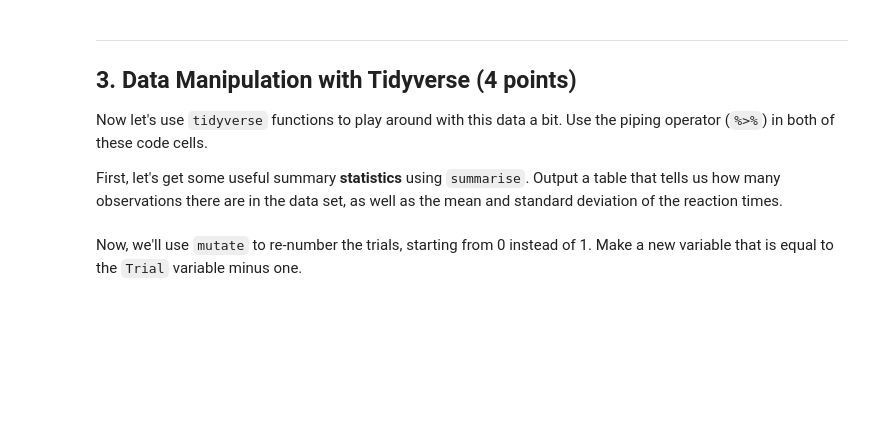
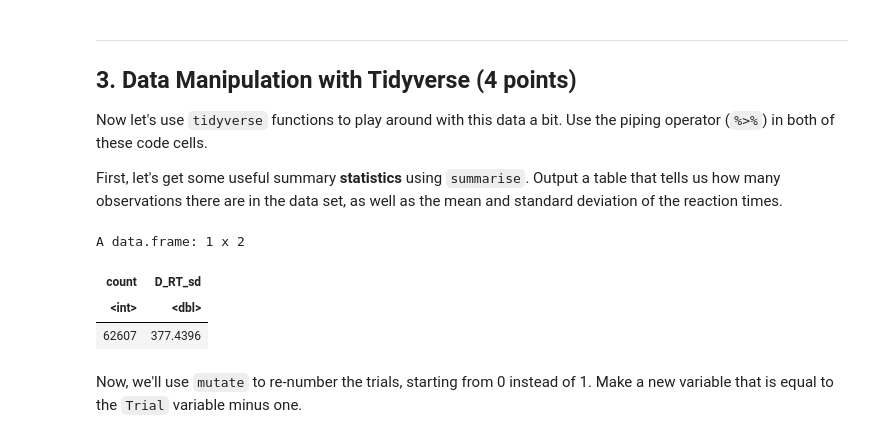
Before and after one commit to darrendbutler/Butler_DSPN_S24, a Jupyter notebook: Homework/exercise_4.ipynb, the cells around one changed output. Saved outputs shown, nothing was run; the diff lists cells and outputs as text; code cells hidden in the pictures; blank space fills up the shorter version.

```diff
--- a/Homework/exercise_4.ipynb
+++ b/Homework/exercise_4.ipynb
@@ -52,6 +70,14 @@ Now let's use `tidyverse` functions to play around with this data a bit. Use the
 First, let's get some useful summary **statistics** using `summarise`. Output a table that tells us how many observations there are in the data set, as well as the mean and standard deviation of the reaction times.
 # %%
 # INSERT CODE HERE
+lex_data %>%
+    summarise(count = n(),
+    D_RT_sd = sd(D_RT))
+# %% [output]
+A data.frame: 1 x 2
+| count | D_RT_sd |
+| <int> | <dbl> |
+| 62607 | 377.4396 |
 # %% [markdown]
 Now, we'll use `mutate` to re-number the trials, starting from 0 instead of 1. Make a new variable that is equal to the `Trial` variable minus one.
 # %%
```
Also changed, not shown: parts of 7 cells of this notebook.
